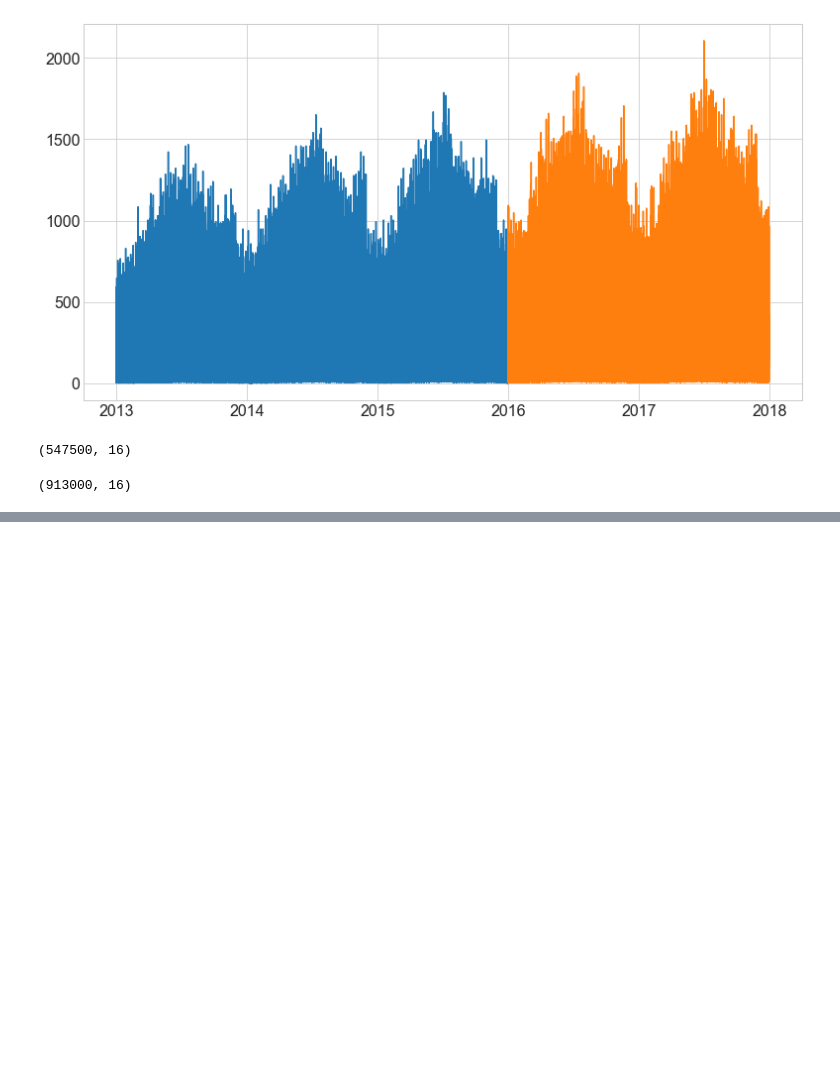
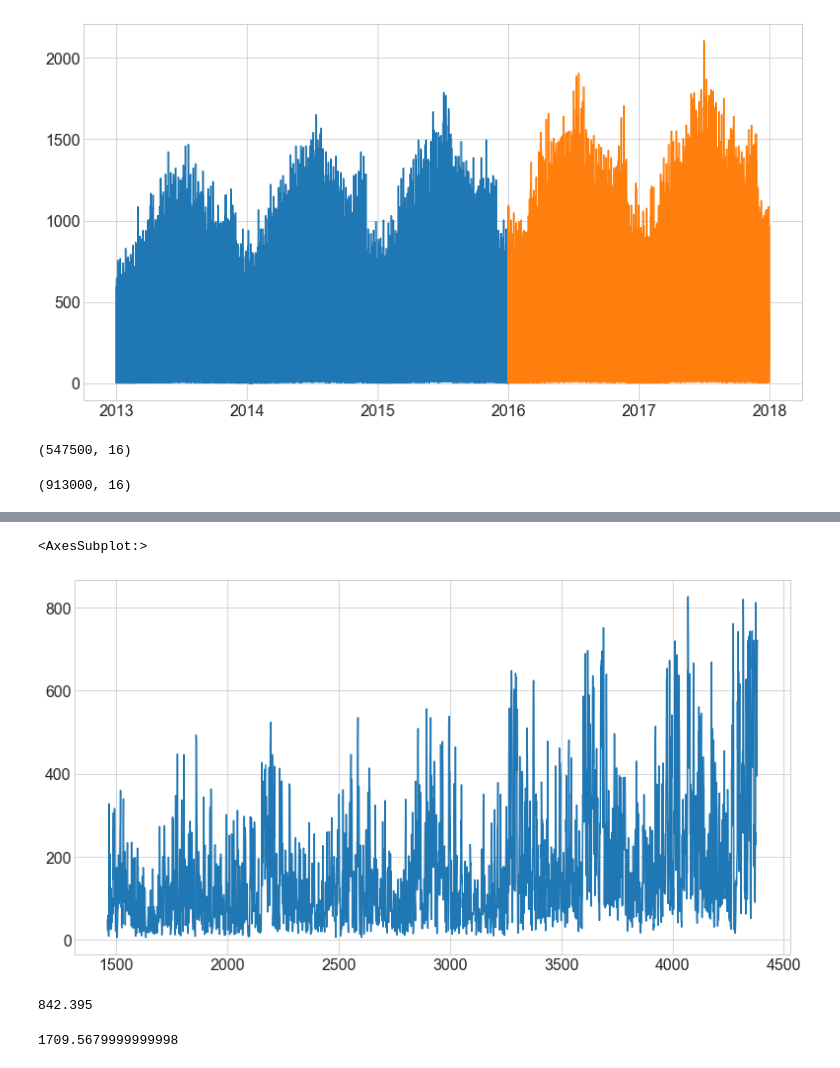
Before and after one commit to Naomi-SB/time_series, a Jupyter notebook: explore.ipynb, the cells around one changed output, grey strips where cells are left out. Saved outputs shown, nothing was run; the diff lists cells and outputs as text; code cells hidden in the pictures; blank space fills up the shorter version.

```diff
--- a/explore.ipynb
+++ b/explore.ipynb
@@ -87,0 +196,13 @@ df.shape
+# %%
+ops_df.Wind.plot()
+# %% [output]
+<AxesSubplot:>
+[figure, added]
+# %%
+ops_df.Consumption.min()
+# %% [output]
+842.395
+# %%
+ops_df.Consumption.max()
+# %% [output]
+1709.5679999999998
```
Also changed, not shown: parts of 28 cells of this notebook.
